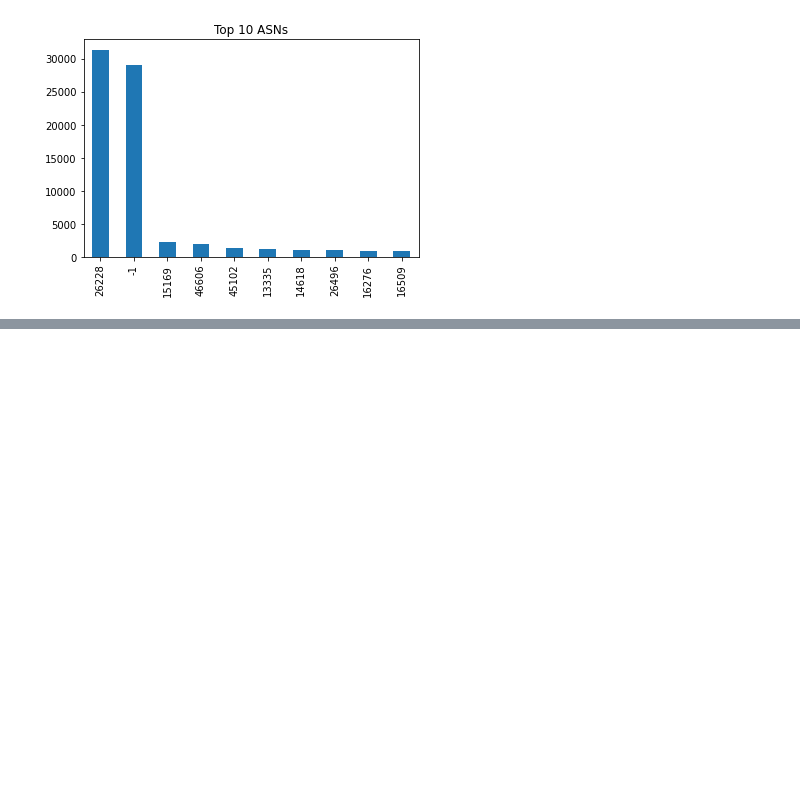
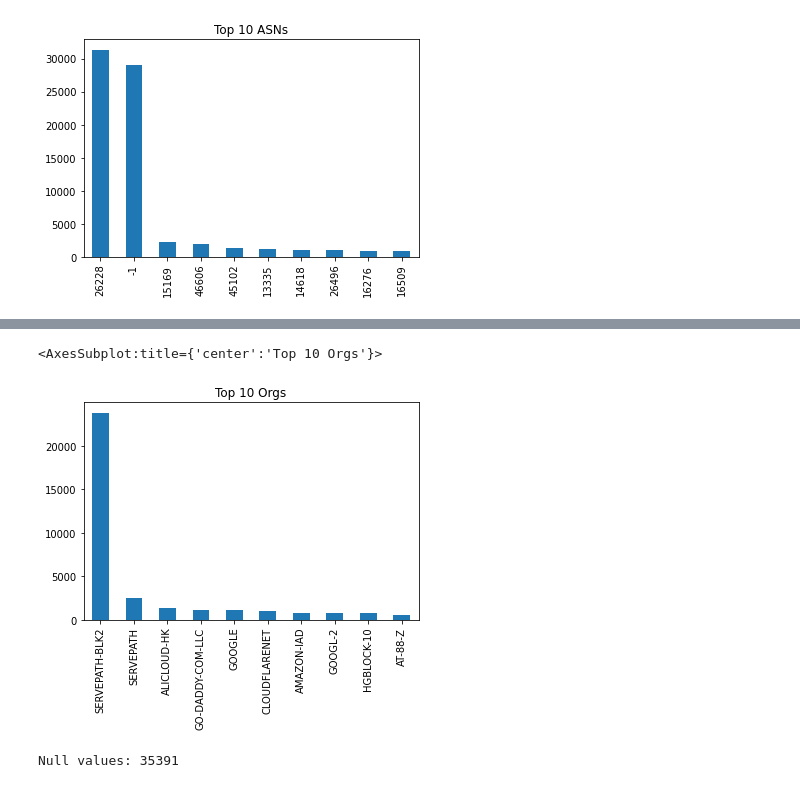
Before and after one commit to lukem1/malicious-domain-classification, a Jupyter notebook: preprocessing.ipynb, the cells around one changed output, grey strips where cells are left out. Drawn from its saved outputs; the diff is of its cells as text; code cells hidden in the pictures; blank space fills up the shorter version.

```diff
--- a/preprocessing.ipynb
+++ b/preprocessing.ipynb
@@ -370,0 +418,11 @@ data = data.drop(columns=["ASN"])
+# %%
+# Plot a barchart displaying the domain counts for the top ten Orgs
+data.RegisteredOrg.value_counts().head(10).plot.bar(title="Top 10 Orgs")
+# %% [output]
+<AxesSubplot:title={'center':'Top 10 Orgs'}>
+[figure, added]
+# %%
+# Are there any null values?
+print("Null values: %d" % (data["RegisteredOrg"].isnull().sum()))
+# %% [output]
+Null values: 35391
```
Also changed, not shown: parts of 17 cells of this notebook.
